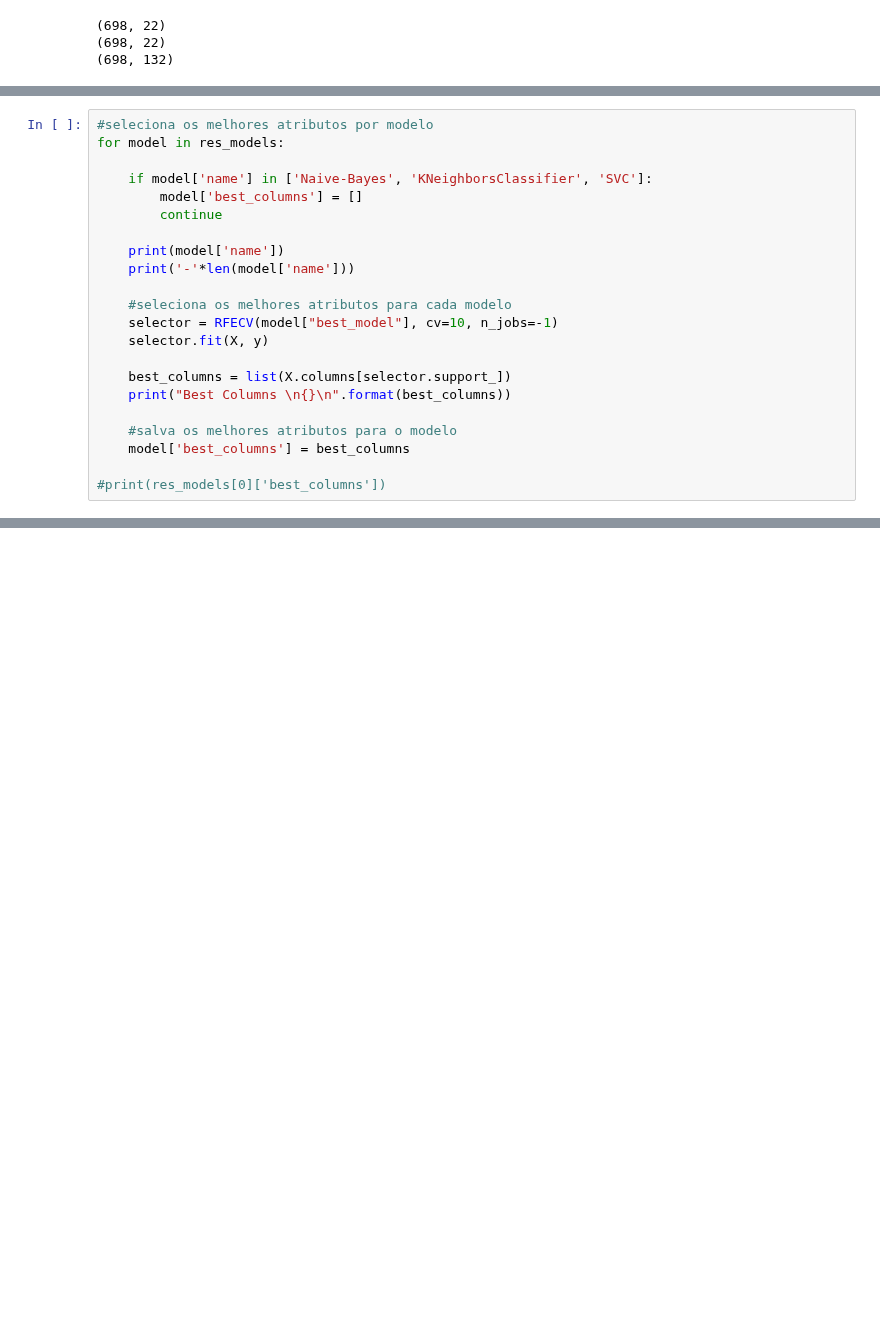
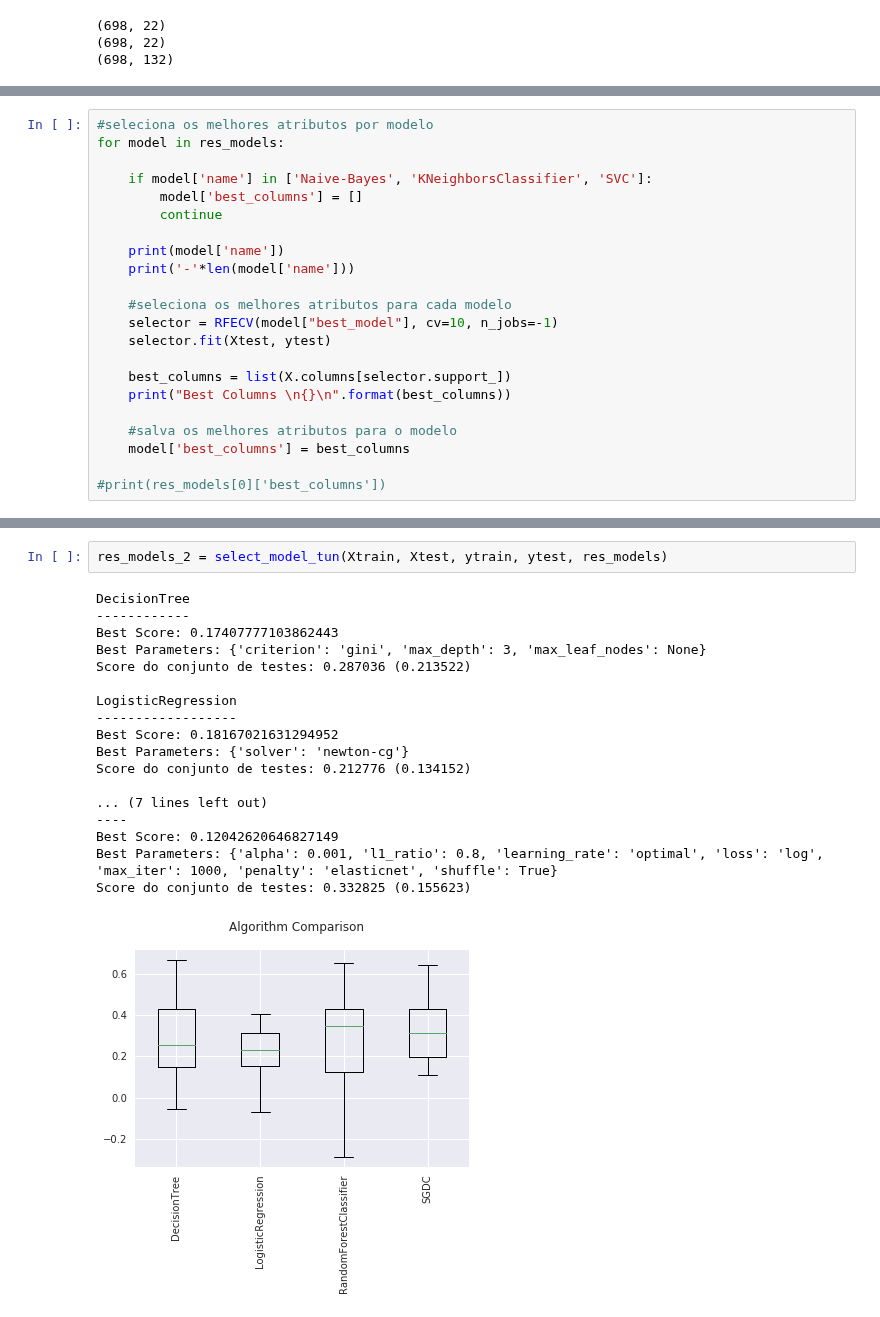
Before and after one commit to tmedeirosb/modelo_ifrn_integrado, a Jupyter notebook: versao_2/workflow_aprendizado_completo.ipynb, the cells around one changed output, grey strips where cells are left out. Saved outputs shown, nothing was run; the diff lists cells and outputs as text; blank space fills up the shorter version.

```diff
--- a/versao_2/workflow_aprendizado_completo.ipynb
+++ b/versao_2/workflow_aprendizado_completo.ipynb
@@ -432,7 +503,7 @@ for model in res_models:
 
     #seleciona os melhores atributos para cada modelo
     selector = RFECV(model["best_model"], cv=10, n_jobs=-1)
-    selector.fit(X, y)
+    selector.fit(Xtest, ytest)
 
     best_columns = list(X.columns[selector.support_])
     print("Best Columns \n{}\n".format(best_columns))
@@ -457,0 +535,21 @@ KeyboardInterrupt:
+# %%
+res_models_2 = select_model_tun(Xtrain, Xtest, ytrain, ytest, res_models)
+# %% [output]
+DecisionTree
+------------
+Best Score: 0.17407777103862443
+Best Parameters: {'criterion': 'gini', 'max_depth': 3, 'max_leaf_nodes': None}
+Score do conjunto de testes: 0.287036 (0.213522)
+
+LogisticRegression
+------------------
+Best Score: 0.18167021631294952
+Best Parameters: {'solver': 'newton-cg'}
+Score do conjunto de testes: 0.212776 (0.134152)
+
+... (7 lines left out)
+----
+Best Score: 0.12042620646827149
+Best Parameters: {'alpha': 0.001, 'l1_ratio': 0.8, 'learning_rate': 'optimal', 'loss': 'log', 'max_iter': 1000, 'penalty': 'elasticnet', 'shuffle': True}
+Score do conjunto de testes: 0.332825 (0.155623)
+[figure, added]
```
Also changed, not shown: parts of 18 cells of this notebook.
